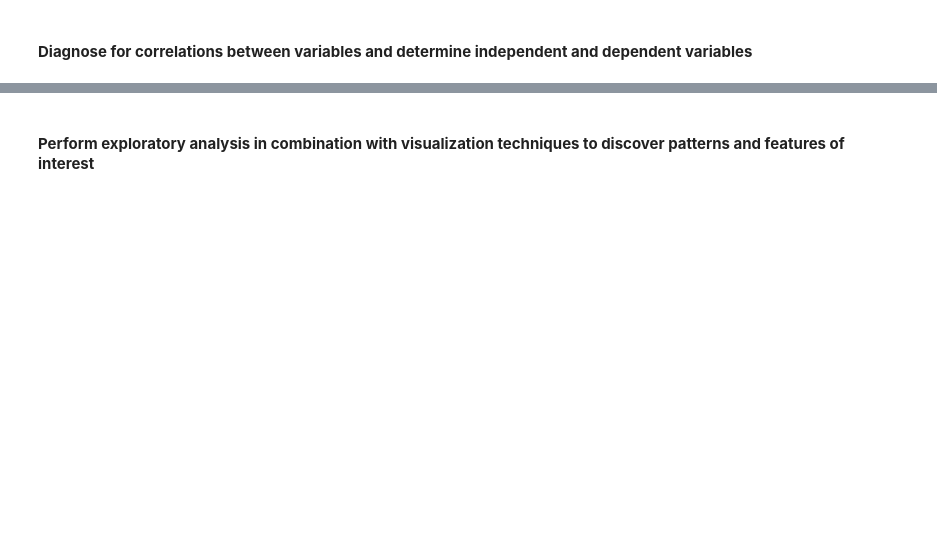
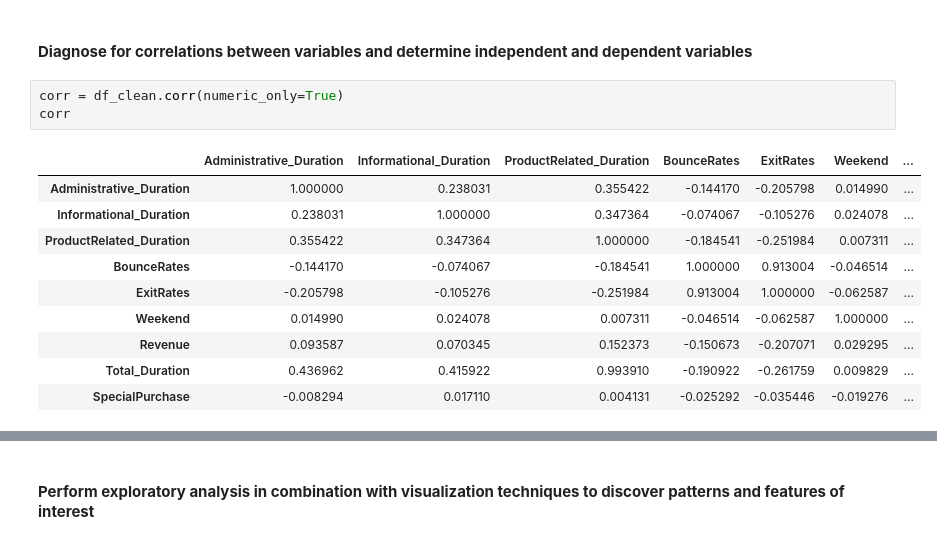
Before and after one commit to naomiw-usd/Final-Project, a Jupyter notebook: FinalProject_Combined.ipynb, the cells around one changed output, grey strips where cells are left out. Saved outputs shown, nothing was run; the diff lists cells and outputs as text; blank space fills up the shorter version.

```diff
--- a/FinalProject_Combined.ipynb
+++ b/FinalProject_Combined.ipynb
@@ -512,2 +290,16 @@ dtype: object
 # %% [markdown]
 #### **Diagnose for correlations between variables and determine independent and dependent variables**
+# %%
+corr = df_clean.corr(numeric_only=True)
+corr
+# %% [output]
+|  | Administrative_Duration | Informational_Duration | ProductRelated_Duration | BounceRates | ExitRates | Weekend | ... |
+| Administrative_Duration | 1.000000 | 0.238031 | 0.355422 | -0.144170 | -0.205798 | 0.014990 | ... |
+| Informational_Duration | 0.238031 | 1.000000 | 0.347364 | -0.074067 | -0.105276 | 0.024078 | ... |
+| ProductRelated_Duration | 0.355422 | 0.347364 | 1.000000 | -0.184541 | -0.251984 | 0.007311 | ... |
+| BounceRates | -0.144170 | -0.074067 | -0.184541 | 1.000000 | 0.913004 | -0.046514 | ... |
+| ExitRates | -0.205798 | -0.105276 | -0.251984 | 0.913004 | 1.000000 | -0.062587 | ... |
+| Weekend | 0.014990 | 0.024078 | 0.007311 | -0.046514 | -0.062587 | 1.000000 | ... |
+| Revenue | 0.093587 | 0.070345 | 0.152373 | -0.150673 | -0.207071 | 0.029295 | ... |
+| Total_Duration | 0.436962 | 0.415922 | 0.993910 | -0.190922 | -0.261759 | 0.009829 | ... |
+| SpecialPurchase | -0.008294 | 0.017110 | 0.004131 | -0.025292 | -0.035446 | -0.019276 | ... |
```
Also changed, not shown: parts of 43 cells of this notebook, 1 other file.
